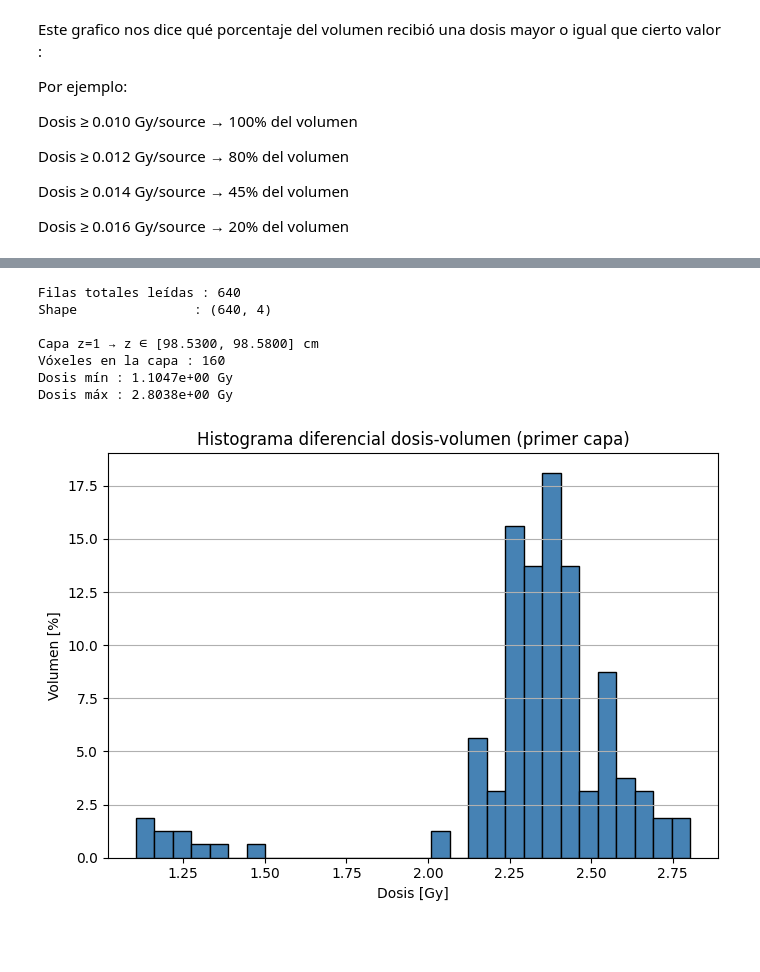
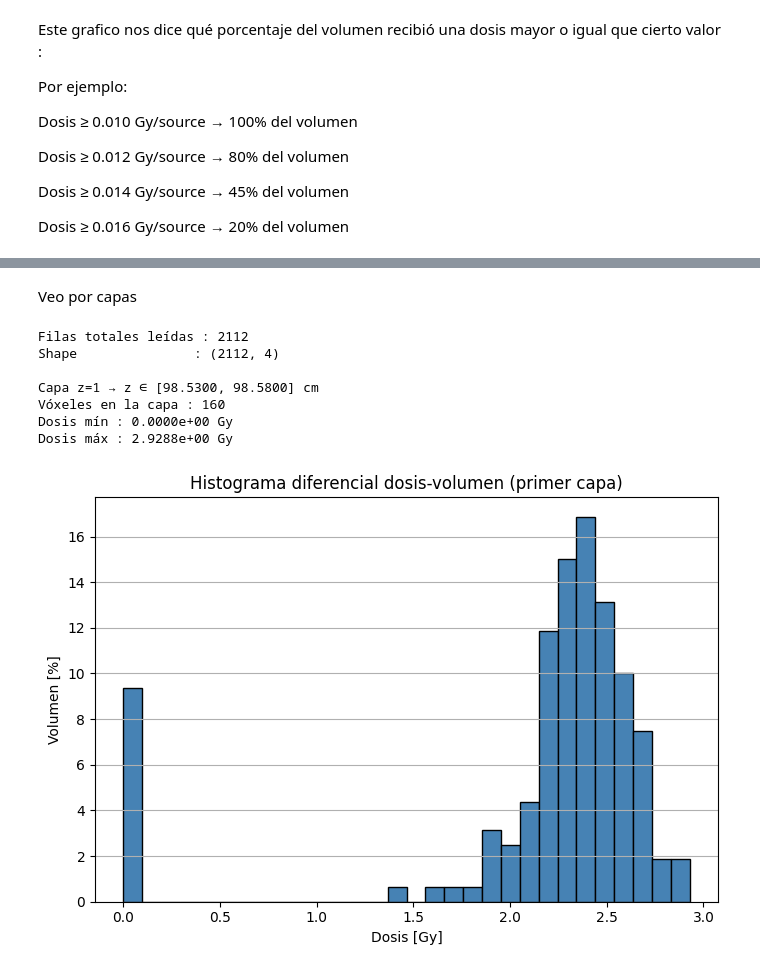
Before and after one commit to arirodriguez001/Laboratory-VI, a Jupyter notebook: Modelo irradiacion final/Modelo L/histograma_dosis-vol.ipynb, the cells around one changed output, grey strips where cells are left out. Saved outputs shown, nothing was run; the diff lists cells and outputs as text; code cells hidden in the pictures; blank space fills up the shorter version.

```diff
--- a/Modelo irradiacion final/Modelo L/histograma_dosis-vol.ipynb
+++ b/Modelo irradiacion final/Modelo L/histograma_dosis-vol.ipynb
@@ -442,3 +180,5 @@ else:
+# %% [markdown]
+Veo por capas
 # %%
 # ── Parámetros del tally ──────────────────────────────────────────
 NX, NY, NZ = 16, 10, 4
@@ -475,7 +215,7 @@ def leer_dosis_phits_tdeposit(filename):
 
 
 # ── Lectura ───────────────────────────────────────────────────────
-file_path = "histograma_dosis.out"
+file_path = "histograma_dosis_L.out"
 tabla = leer_dosis_phits_tdeposit(file_path)
 
 print(f"Filas totales leídas : {len(tabla)}")
@@ -502,35 +242,35 @@ print(f"Dosis máx : {dosis_fisica.max():.4e} Gy")
 
 # ── DVH diferencial ───────────────────────────────────────────────
 n_voxeles  = len(dosis_fisica)
 vol_voxel  = 100.0 / n_voxeles           # % por vóxel
 
 bins_dosis = 30
 
 vol_por_intervalo, bordes = np.histogram(
     dosis_fisica,
     bins=bins_dosis,
     weights=np.ones(n_voxeles) * vol_voxel
 )
 
 centros = 0.5 * (bordes[:-1] + bordes[1:])
 anchos  = np.diff(bordes)
 
 plt.figure(figsize=(7, 5))
 plt.bar(centros, vol_por_intervalo, width=anchos,
         align="center", edgecolor="black", color="steelblue")
 
 plt.xlabel("Dosis [Gy]")
 plt.ylabel("Volumen [%]")
 plt.title("Histograma diferencial dosis-volumen (primer capa)")
 plt.grid(True, axis="y")
 plt.tight_layout()
 plt.show()
 # %% [output]
-Filas totales leídas : 640
-Shape               : (640, 4)
+Filas totales leídas : 2112
+Shape               : (2112, 4)
 
 Capa z=1 → z ∈ [98.5300, 98.5800] cm
 Vóxeles en la capa : 160
-Dosis mín : 1.1047e+00 Gy
-Dosis máx : 2.8038e+00 Gy
+Dosis mín : 0.0000e+00 Gy
+Dosis máx : 2.9288e+00 Gy
-[figure, old version]
+[figure, new version]
```
Also changed, not shown: parts of 30 cells of this notebook, 27 other files.
